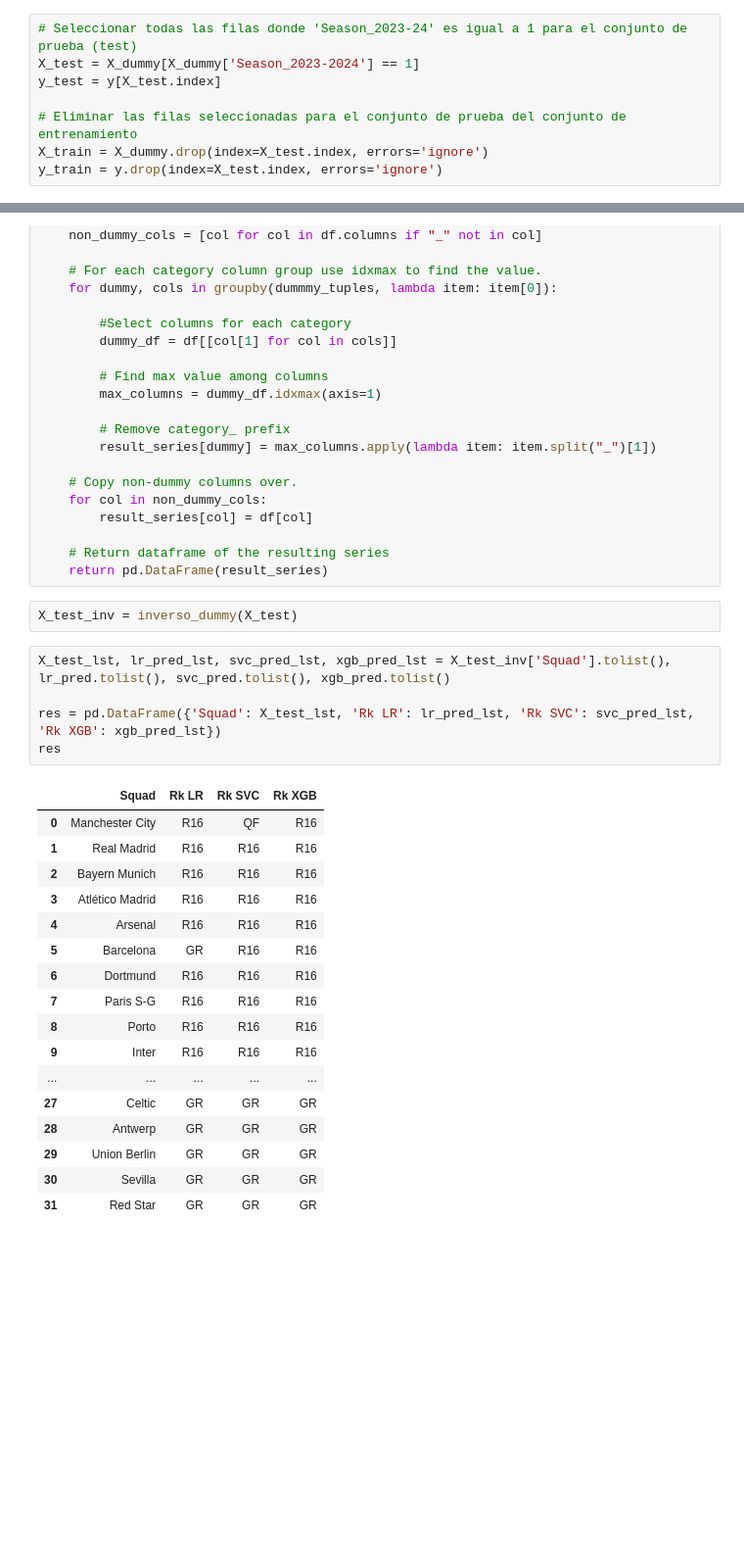
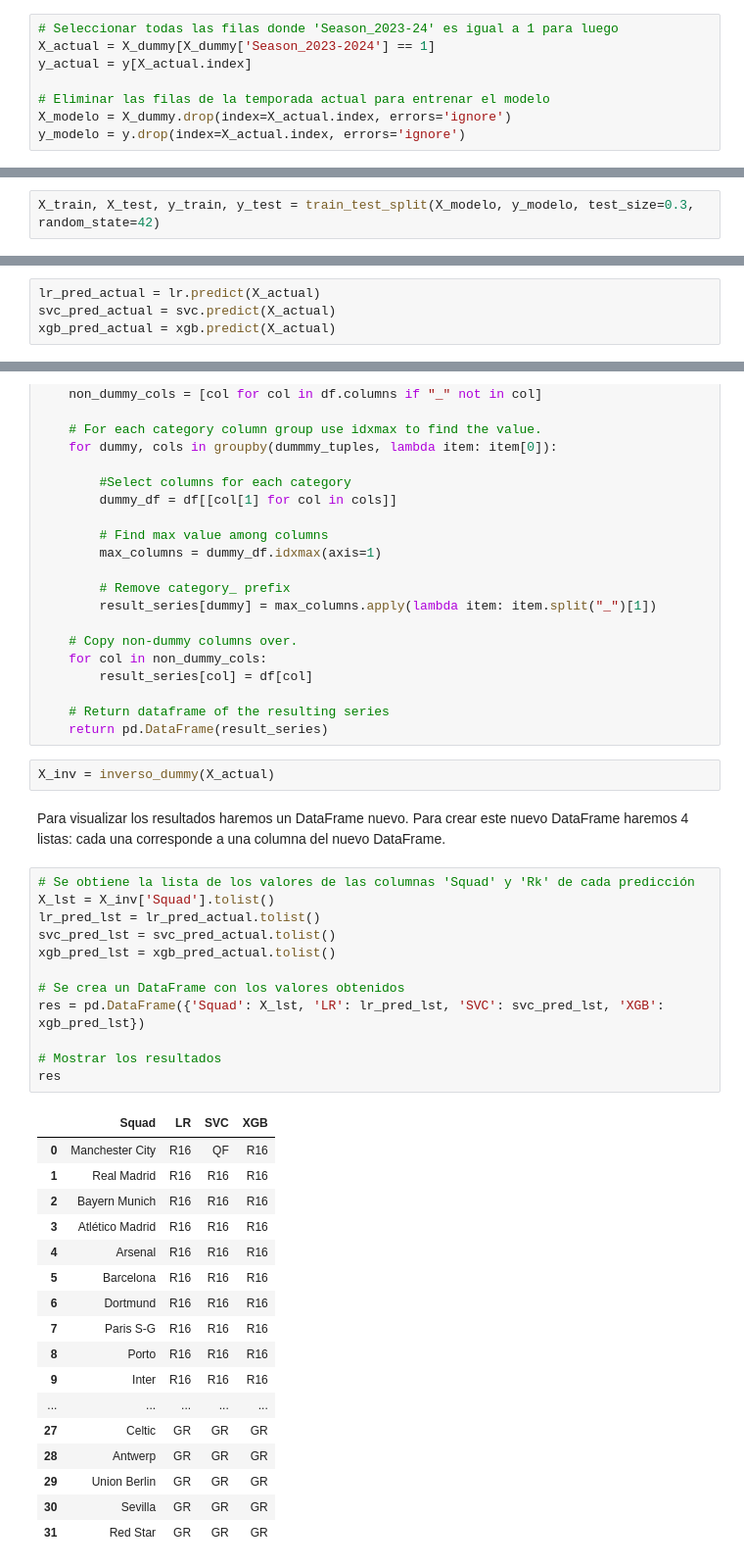
Before and after one commit to lauralardies/uefa_analisis, a Jupyter notebook: UEFA/analisis/predicciones.ipynb, the cells around one changed output, grey strips where cells are left out. Shown at 98% size. Saved outputs shown, nothing was run; the diff lists cells and outputs as text; blank space fills up the shorter version.

```diff
--- a/UEFA/analisis/predicciones.ipynb
+++ b/UEFA/analisis/predicciones.ipynb
@@ -102,8 +102,8 @@ Dividimos los datos en entrenamiento y prueba.
 # %%
-# Seleccionar todas las filas donde 'Season_2023-24' es igual a 1 para el conjunto de prueba (test)
-X_test = X_dummy[X_dummy['Season_2023-2024'] == 1]
-y_test = y[X_test.index]
+# Seleccionar todas las filas donde 'Season_2023-24' es igual a 1 para luego
+X_actual = X_dummy[X_dummy['Season_2023-2024'] == 1]
+y_actual = y[X_actual.index]
 
-# Eliminar las filas seleccionadas para el conjunto de prueba del conjunto de entrenamiento
-X_train = X_dummy.drop(index=X_test.index, errors='ignore')
-y_train = y.drop(index=X_test.index, errors='ignore')
+# Eliminar las filas de la temporada actual para entrenar el modelo
+X_modelo = X_dummy.drop(index=X_actual.index, errors='ignore')
+y_modelo = y.drop(index=X_actual.index, errors='ignore')
@@ -110,3 +112,5 @@ y_train = y.drop(index=X_test.index, errors='ignore')
+# %%
+X_train, X_test, y_train, y_test = train_test_split(X_modelo, y_modelo, test_size=0.3, random_state=42)
 # %% [markdown]
 ### Modelos de predicción.
 
@@ -200,3 +217,7 @@ weighted avg       0.59      0.72      0.64        32
+# %%
+lr_pred_actual = lr.predict(X_actual)
+svc_pred_actual = svc.predict(X_actual)
+xgb_pred_actual = xgb.predict(X_actual)
 # %% [markdown]
 ### Resultados
 
@@ -231,28 +254,37 @@ def inverso_dummy(df):
 
     # Return dataframe of the resulting series
     return pd.DataFrame(result_series)
-# %%
-X_test_inv = inverso_dummy(X_test)
-# %%
-X_test_lst, lr_pred_lst, svc_pred_lst, xgb_pred_lst = X_test_inv['Squad'].tolist(), lr_pred.tolist(), svc_pred.tolist(), xgb_pred.tolist()
-
-res = pd.DataFrame({'Squad': X_test_lst, 'Rk LR': lr_pred_lst, 'Rk SVC': svc_pred_lst, 'Rk XGB': xgb_pred_lst})
-res
-# %% [output]
-|  | Squad | Rk LR | Rk SVC | Rk XGB |
-| 0 | Manchester City | R16 | QF | R16 |
-| 1 | Real Madrid | R16 | R16 | R16 |
-| 2 | Bayern Munich | R16 | R16 | R16 |
-| 3 | Atlético Madrid | R16 | R16 | R16 |
-| 4 | Arsenal | R16 | R16 | R16 |
-| 5 | Barcelona | GR | R16 | R16 |
-| 6 | Dortmund | R16 | R16 | R16 |
-| 7 | Paris S-G | R16 | R16 | R16 |
-| 8 | Porto | R16 | R16 | R16 |
-| 9 | Inter | R16 | R16 | R16 |
-| ... | ... | ... | ... | ... |
-| 27 | Celtic | GR | GR | GR |
-| 28 | Antwerp | GR | GR | GR |
-| 29 | Union Berlin | GR | GR | GR |
-| 30 | Sevilla | GR | GR | GR |
-| 31 | Red Star | GR | GR | GR |
+# %%
+X_inv = inverso_dummy(X_actual)
+# %% [markdown]
+Para visualizar los resultados haremos un DataFrame nuevo. Para crear este nuevo DataFrame haremos 4 listas: cada una corresponde a una columna del nuevo DataFrame.
+# %%
+# Se obtiene la lista de los valores de las columnas 'Squad' y 'Rk' de cada predicción
+X_lst = X_inv['Squad'].tolist()
+lr_pred_lst = lr_pred_actual.tolist()
+svc_pred_lst = svc_pred_actual.tolist()
+xgb_pred_lst = xgb_pred_actual.tolist()
+
+# Se crea un DataFrame con los valores obtenidos
+res = pd.DataFrame({'Squad': X_lst, 'LR': lr_pred_lst, 'SVC': svc_pred_lst, 'XGB': xgb_pred_lst})
+
+# Mostrar los resultados
+res
+# %% [output]
+|  | Squad | LR | SVC | XGB |
+| 0 | Manchester City | R16 | QF | R16 |
+| 1 | Real Madrid | R16 | R16 | R16 |
+| 2 | Bayern Munich | R16 | R16 | R16 |
+| 3 | Atlético Madrid | R16 | R16 | R16 |
+| 4 | Arsenal | R16 | R16 | R16 |
+| 5 | Barcelona | R16 | R16 | R16 |
+| 6 | Dortmund | R16 | R16 | R16 |
+| 7 | Paris S-G | R16 | R16 | R16 |
+| 8 | Porto | R16 | R16 | R16 |
+| 9 | Inter | R16 | R16 | R16 |
+| ... | ... | ... | ... | ... |
+| 27 | Celtic | GR | GR | GR |
+| 28 | Antwerp | GR | GR | GR |
+| 29 | Union Berlin | GR | GR | GR |
+| 30 | Sevilla | GR | GR | GR |
+| 31 | Red Star | GR | GR | GR |
```
Also changed, not shown: parts of 8 cells of this notebook.
